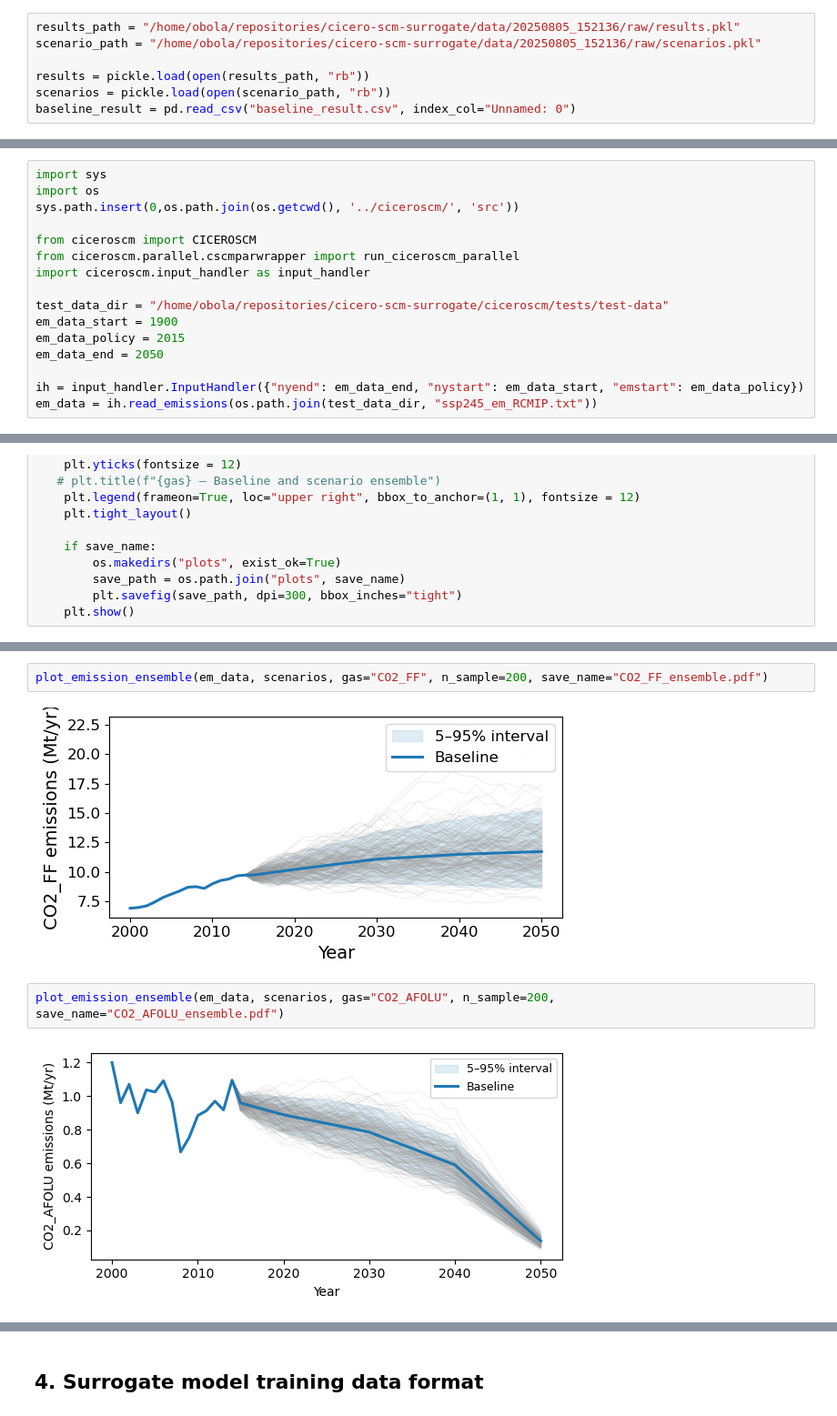
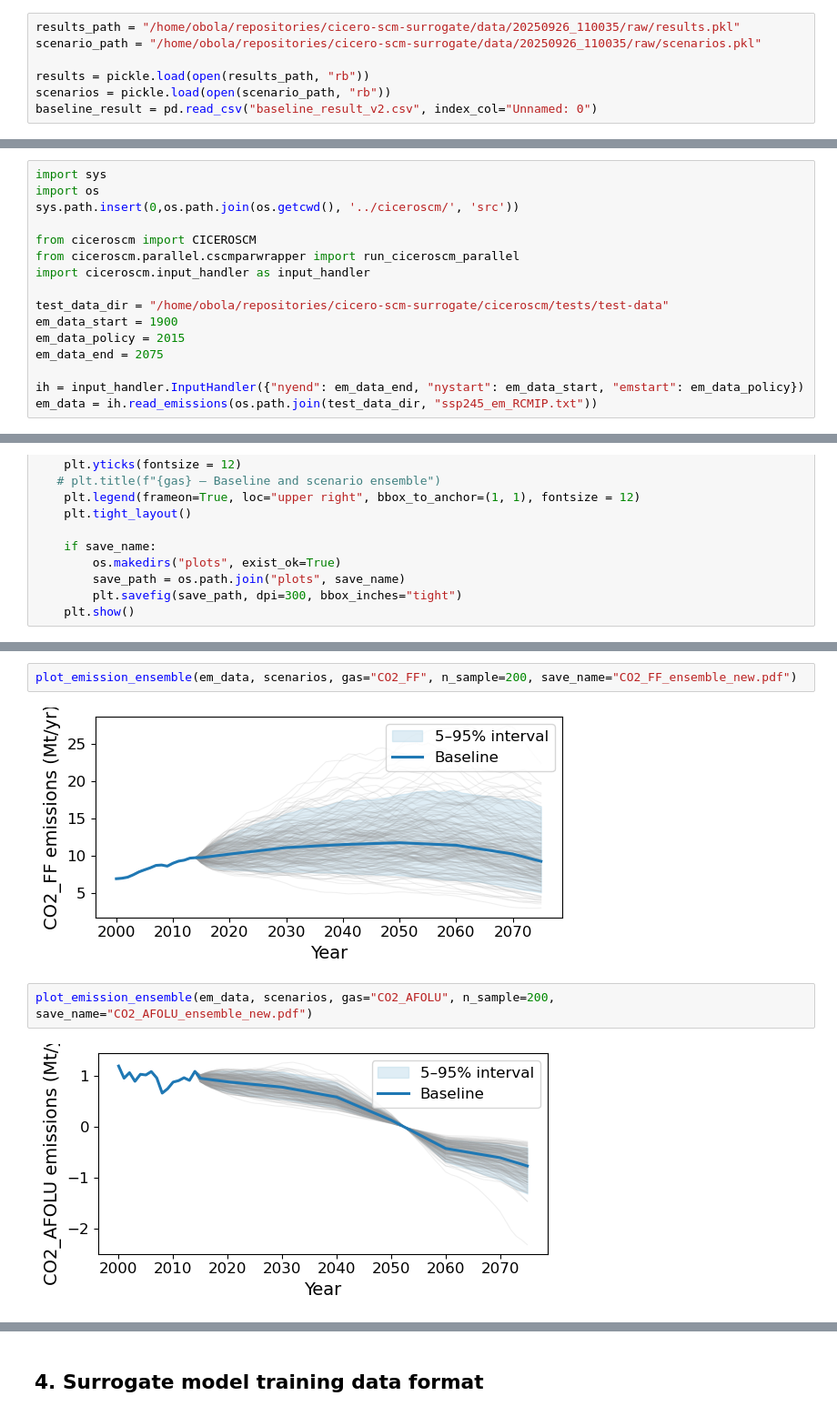
Before and after one commit to oskarbohnlassen/ciceroscm-surrogate, a Jupyter notebook: notebooks/data_analysis.ipynb, the cells around one changed output, grey strips where cells are left out. Shown at 91% size. Cells and saved outputs as stored; diff of their text form.

```diff
--- a/notebooks/data_analysis.ipynb
+++ b/notebooks/data_analysis.ipynb
@@ -8,9 +8,9 @@ import sys
 # %% [markdown]
 ## 1. Load data
 # %%
-results_path = "/home/obola/repositories/cicero-scm-surrogate/data/20250805_152136/raw/results.pkl"
-scenario_path = "/home/obola/repositories/cicero-scm-surrogate/data/20250805_152136/raw/scenarios.pkl"
+results_path = "/home/obola/repositories/cicero-scm-surrogate/data/20250926_110035/raw/results.pkl"
+scenario_path = "/home/obola/repositories/cicero-scm-surrogate/data/20250926_110035/raw/scenarios.pkl"
 
 results = pickle.load(open(results_path, "rb"))
 scenarios = pickle.load(open(scenario_path, "rb"))
-baseline_result = pd.read_csv("baseline_result.csv", index_col="Unnamed: 0")
+baseline_result = pd.read_csv("baseline_result_v2.csv", index_col="Unnamed: 0")
@@ -160,7 +121,7 @@ import ciceroscm.input_handler as input_handler
 test_data_dir = "/home/obola/repositories/cicero-scm-surrogate/ciceroscm/tests/test-data"
 em_data_start = 1900
 em_data_policy = 2015
-em_data_end = 2050
+em_data_end = 2075
 
 ih = input_handler.InputHandler({"nyend": em_data_end, "nystart": em_data_start, "emstart": em_data_policy})
 em_data = ih.read_emissions(os.path.join(test_data_dir, "ssp245_em_RCMIP.txt"))
@@ -216,9 +177,9 @@ plot_emission_ensemble(em_data, scenarios, gas="CH4", n_sample=200, save_name="C
 # %%
-plot_emission_ensemble(em_data, scenarios, gas="CO2_FF", n_sample=200, save_name="CO2_FF_ensemble.pdf")
+plot_emission_ensemble(em_data, scenarios, gas="CO2_FF", n_sample=200, save_name="CO2_FF_ensemble_new.pdf")
 # %% [output]
-[figure, old version]
+[figure, new version]
 # %%
-plot_emission_ensemble(em_data, scenarios, gas="CO2_AFOLU", n_sample=200, save_name="CO2_AFOLU_ensemble.pdf")
+plot_emission_ensemble(em_data, scenarios, gas="CO2_AFOLU", n_sample=200, save_name="CO2_AFOLU_ensemble_new.pdf")
 # %% [output]
-[figure, old version]
+[figure, new version]
 # %%
```
Also changed, not shown: parts of 11 cells of this notebook, 43 other files.
